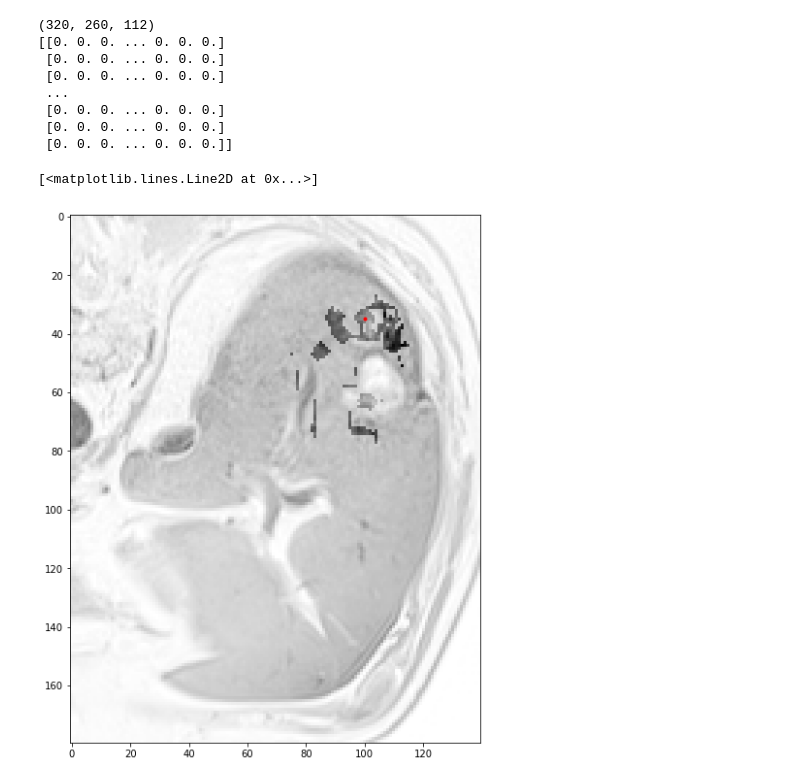
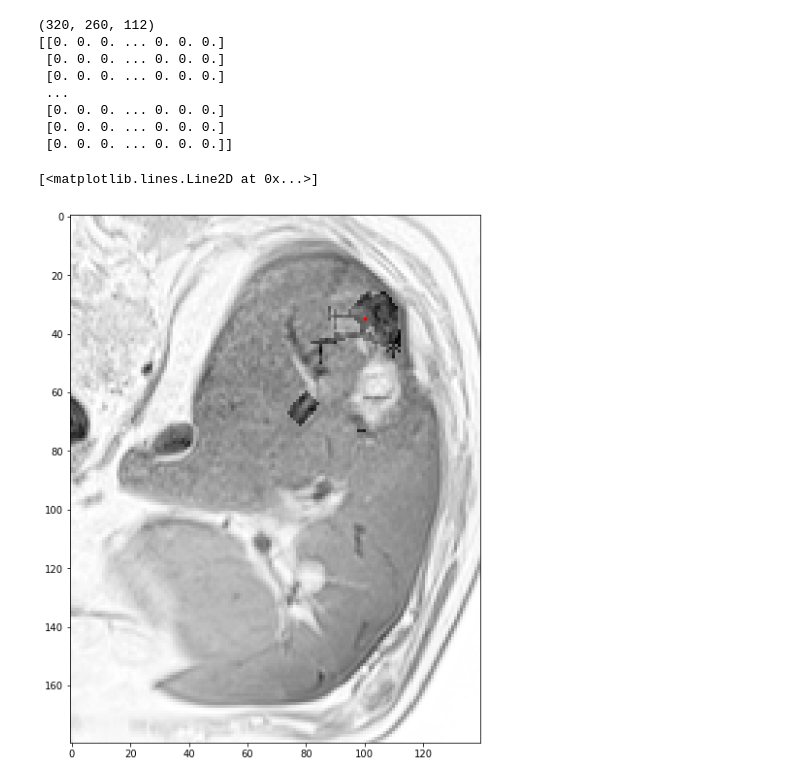
Before and after one commit to defrenned3238/WSBIM2243, a Jupyter notebook: WSBIM2243.ipynb, the cells around one changed output. Saved outputs shown, nothing was run; the diff lists cells and outputs as text; code cells hidden in the pictures.

Commit message:
Adapted the sensitivity of region growing

```diff
--- a/WSBIM2243.ipynb
+++ b/WSBIM2243.ipynb
@@ -955,7 +955,7 @@ toDoList = [seed]
 done = []
 doneData = []
 
-sensitivity = 5
+sensitivity = 8
 while(len(toDoList) > 0):
     if toDoList[0] in done:
         toDoList.pop(0)
@@ -1015,14 +1015,14 @@ kernel[2, 2] = 0
 print(newDone[:,:,5])
 
 for i in range(30, 50):
-    newDoneXY[:,:,i] = cv2.erode(newDone[:,:,i],kernel,iterations = 2)
-    newDoneXY[:,:,i] = cv2.dilate(newDoneXY[:,:,i],kernel,iterations = 2)
+    newDoneXY[:,:,i] = cv2.erode(newDone[:,:,i],kernel,iterations = 4)
+    newDoneXY[:,:,i] = cv2.dilate(newDoneXY[:,:,i],kernel,iterations = 4)
 for i in range(25, 125):
-    newDoneXZ[:,i,:] = cv2.erode(newDone[:,i,:],kernel,iterations = 2)
-    newDoneXZ[:,i,:] = cv2.dilate(newDoneXZ[:,i,:],kernel,iterations = 2)
+    newDoneXZ[:,i,:] = cv2.erode(newDone[:,i,:],kernel,iterations = 4)
+    newDoneXZ[:,i,:] = cv2.dilate(newDoneXZ[:,i,:],kernel,iterations = 4)
 for i in range(200, 300):
-    newDoneYZ[i,:,:] = cv2.erode(newDone[i,:,:],kernel,iterations = 2)
-    newDoneYZ[i,:,:] = cv2.dilate(newDoneYZ[i,:,:],kernel,iterations = 2)
+    newDoneYZ[i,:,:] = cv2.erode(newDone[i,:,:],kernel,iterations = 4)
+    newDoneYZ[i,:,:] = cv2.dilate(newDoneYZ[i,:,:],kernel,iterations = 4)
 newDone2 = newDoneXY + newDoneXZ + newDoneYZ - newDoneXY*newDoneYZ - newDoneXY*newDoneXZ - newDoneYZ*newDoneXZ + newDoneXY*newDoneXZ*newDoneYZ
 # %% [output]
 (320, 260, 112)
@@ -1036,8 +1036,8 @@ newDone2 = newDoneXY + newDoneXZ + newDoneYZ - newDoneXY*newDoneYZ - newDoneXY*n
 # %%
 plt.figure(figsize=(15,10))
 
-plt.imshow((newDone2*data + data)[150:290,40:220, 44].T,cmap='Greys')
+plt.imshow((newDone2*data*0.5 + data)[150:290,40:220, 47].T,cmap='Greys')
 plt.plot(seed[0]-150, seed[1]-40, 'r.')
 # %% [output]
 [<matplotlib.lines.Line2D at 0x...>]
-[figure, old version]
+[figure, new version]
```
